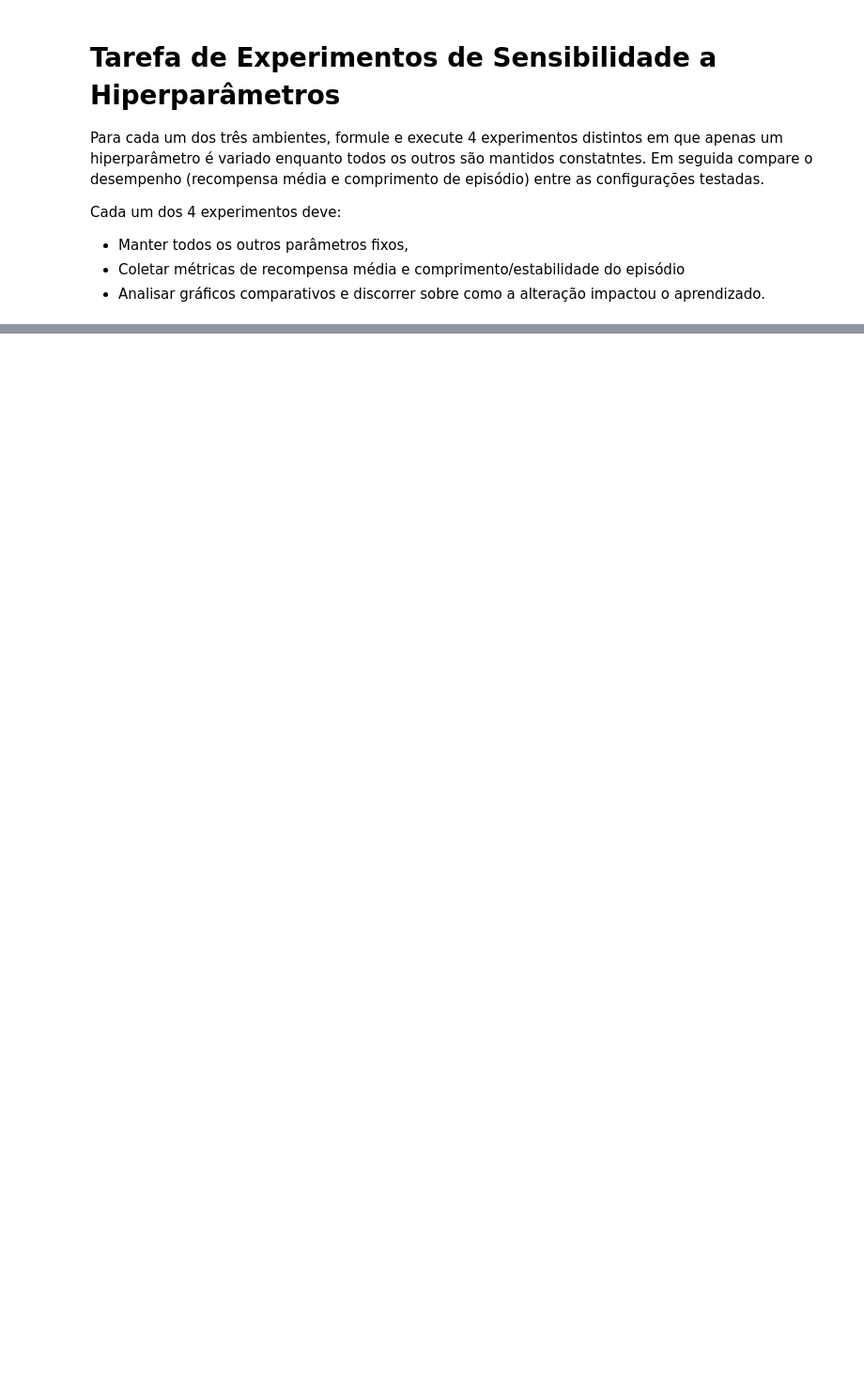
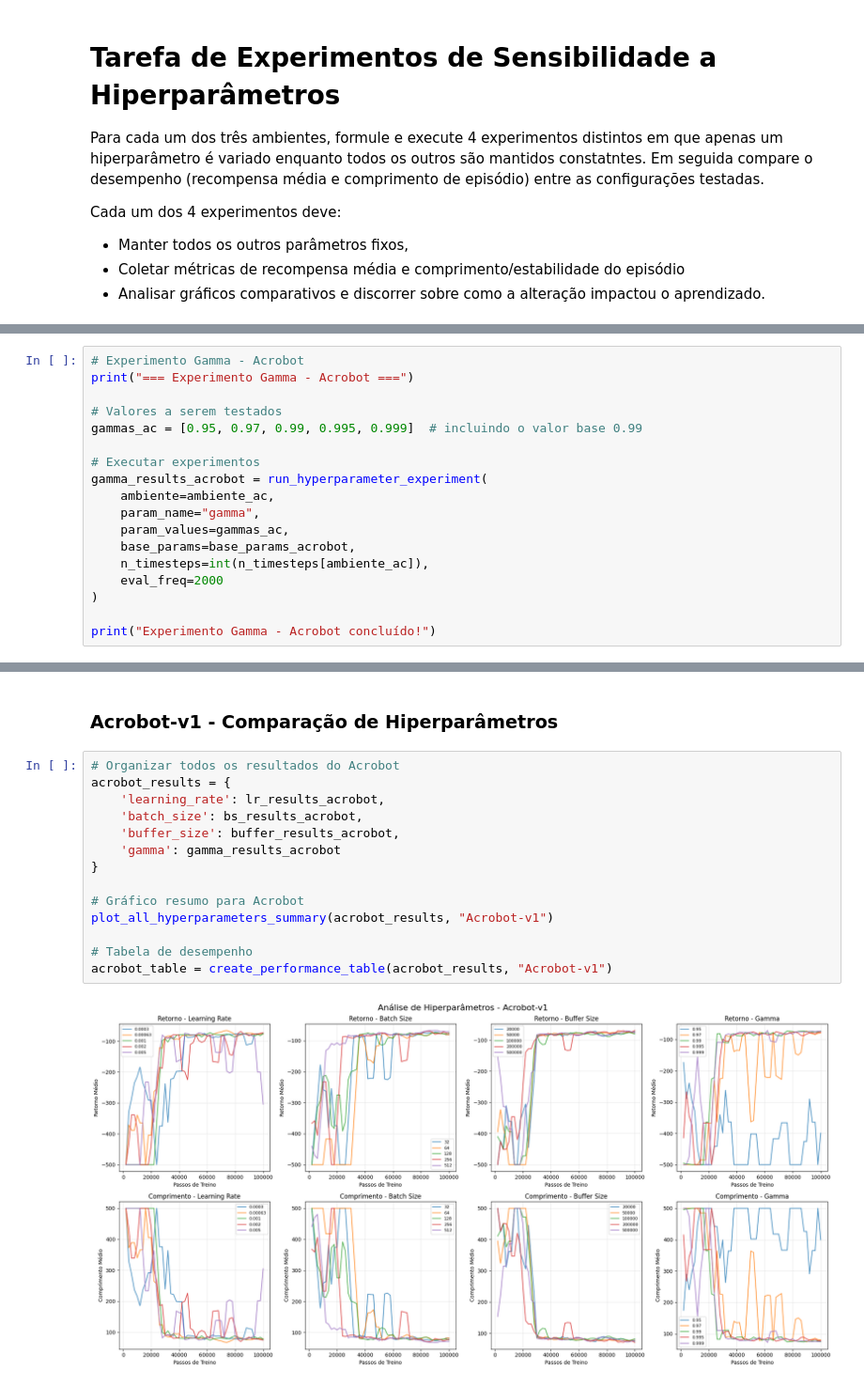
Before and after one commit to danluan/rl-labs, a Jupyter notebook: lab-9/lab_9_dqn.ipynb, the cells around one changed output, grey strips where cells are left out. Shown at 94% size. Drawn from its saved outputs; the diff is of its cells as text; blank space fills up the shorter version.

```diff
--- a/lab-9/lab_9_dqn.ipynb
+++ b/lab-9/lab_9_dqn.ipynb
@@ -330,0 +915,18 @@ Cada um dos 4 experimentos deve:
+# %%
+# Experimento Gamma - Acrobot
+print("=== Experimento Gamma - Acrobot ===")
+
+# Valores a serem testados
+gammas_ac = [0.95, 0.97, 0.99, 0.995, 0.999]  # incluindo o valor base 0.99
+
+# Executar experimentos
+gamma_results_acrobot = run_hyperparameter_experiment(
+    ambiente=ambiente_ac,
+    param_name="gamma",
+    param_values=gammas_ac,
+    base_params=base_params_acrobot,
+    n_timesteps=int(n_timesteps[ambiente_ac]),
+    eval_freq=2000
+)
+
+print("Experimento Gamma - Acrobot concluído!")
@@ -330,0 +1024,18 @@ Cada um dos 4 experimentos deve:
+# %% [markdown]
+### Acrobot-v1 - Comparação de Hiperparâmetros
+# %%
+# Organizar todos os resultados do Acrobot
+acrobot_results = {
+    'learning_rate': lr_results_acrobot,
+    'batch_size': bs_results_acrobot,
+    'buffer_size': buffer_results_acrobot,
+    'gamma': gamma_results_acrobot
+}
+
+# Gráfico resumo para Acrobot
+plot_all_hyperparameters_summary(acrobot_results, "Acrobot-v1")
+
+# Tabela de desempenho
+acrobot_table = create_performance_table(acrobot_results, "Acrobot-v1")
+# %% [output]
+[figure, added]
```
Also changed, not shown: parts of 43 cells of this notebook, 3 other files.
